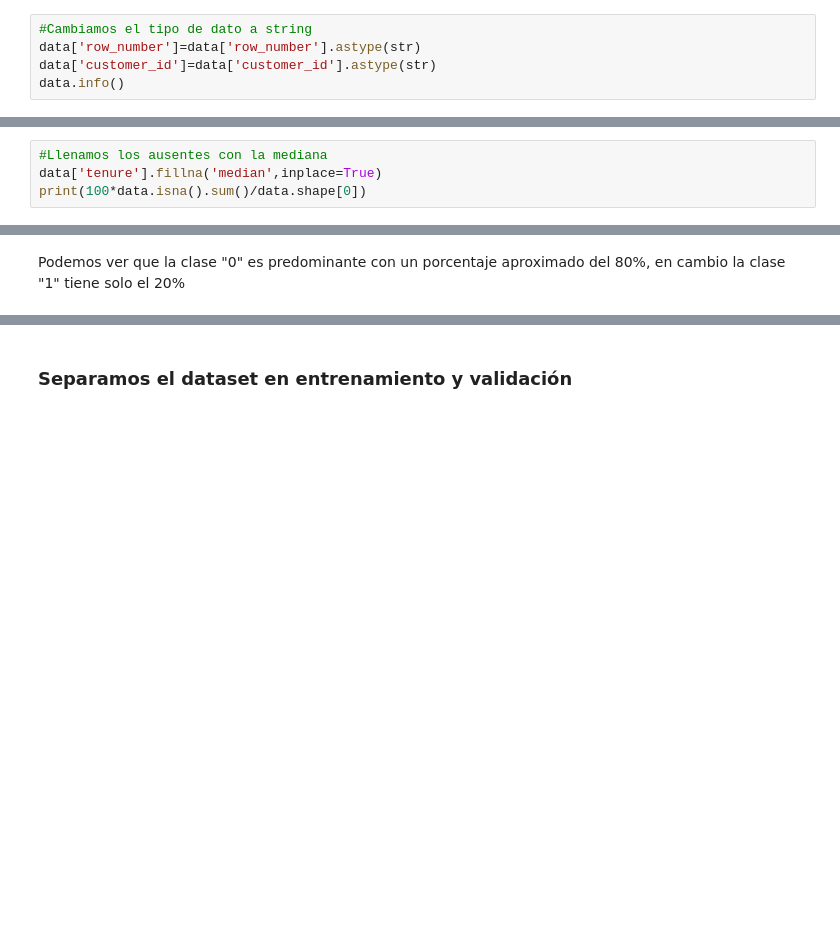
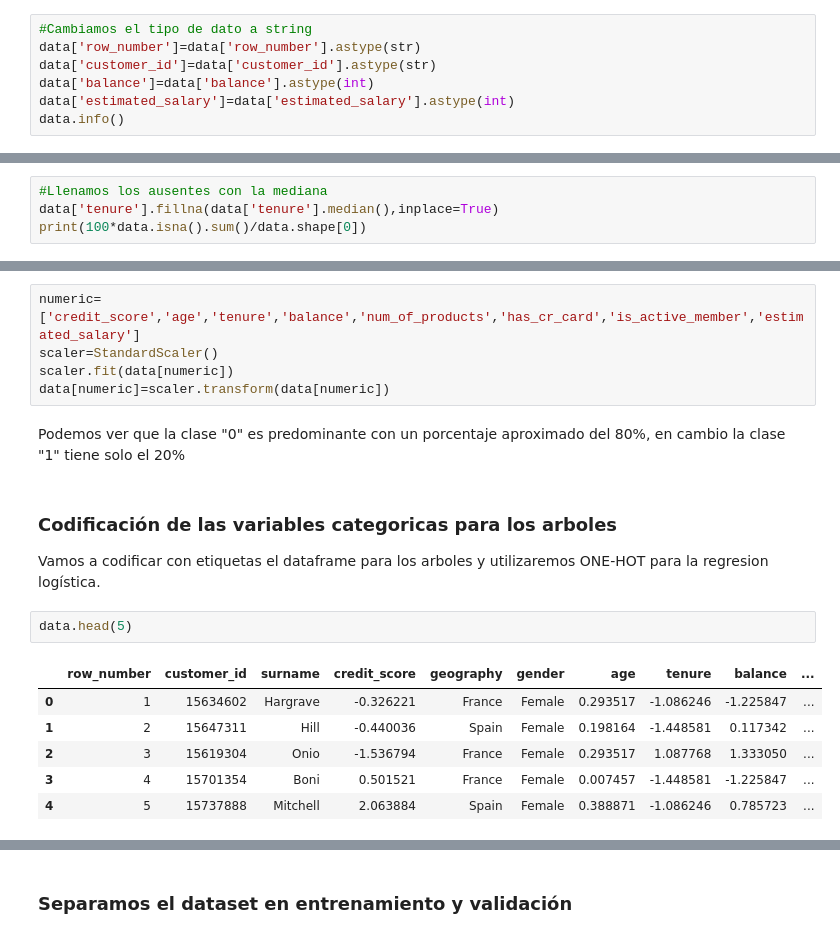
Before and after one commit to santicar1809/beta_bank, a Jupyter notebook: code.ipynb, the cells around one changed output, grey strips where cells are left out. Saved outputs shown, nothing was run; the diff lists cells and outputs as text; blank space fills up the shorter version.

```diff
--- a/code.ipynb
+++ b/code.ipynb
@@ -112,6 +121,8 @@ data.describe()
 #Cambiamos el tipo de dato a string
 data['row_number']=data['row_number'].astype(str)
 data['customer_id']=data['customer_id'].astype(str)
+data['balance']=data['balance'].astype(int)
+data['estimated_salary']=data['estimated_salary'].astype(int)
 data.info()
 # %% [output]
 <class 'pandas.core.frame.DataFrame'>
@@ -197,7 +208,7 @@ data[data['tenure'].isna()]
 909 rows × 14 columns
 # %%
 #Llenamos los ausentes con la mediana
-data['tenure'].fillna('median',inplace=True)
+data['tenure'].fillna(data['tenure'].median(),inplace=True)
 print(100*data.isna().sum()/data.shape[0])
 # %% [output]
 row_number          0.0
@@ -236,2 +249,20 @@ plt=balance.plot(kind='bar')
+# %%
+numeric=['credit_score','age','tenure','balance','num_of_products','has_cr_card','is_active_member','estimated_salary']
+scaler=StandardScaler()
+scaler.fit(data[numeric])
+data[numeric]=scaler.transform(data[numeric])
 # %% [markdown]
 Podemos ver que la clase "0" es predominante con un porcentaje aproximado del 80%, en cambio la clase "1" tiene solo el 20%
+# %% [markdown]
+### Codificación de las variables categoricas para los arboles
+
+Vamos a codificar con etiquetas el dataframe para los arboles y utilizaremos ONE-HOT para la regresion logística.
+# %%
+data.head(5)
+# %% [output]
+|  | row_number | customer_id | surname | credit_score | geography | gender | age | tenure | balance | ... |
+| 0 | 1 | 15634602 | Hargrave | -0.326221 | France | Female | 0.293517 | -1.086246 | -1.225847 | ... |
+| 1 | 2 | 15647311 | Hill | -0.440036 | Spain | Female | 0.198164 | -1.448581 | 0.117342 | ... |
+| 2 | 3 | 15619304 | Onio | -1.536794 | France | Female | 0.293517 | 1.087768 | 1.333050 | ... |
+| 3 | 4 | 15701354 | Boni | 0.501521 | France | Female | 0.007457 | -1.448581 | -1.225847 | ... |
+| 4 | 5 | 15737888 | Mitchell | 2.063884 | Spain | Female | 0.388871 | -1.086246 | 0.785723 | ... |
```
Also changed, not shown: parts of 22 cells of this notebook.
